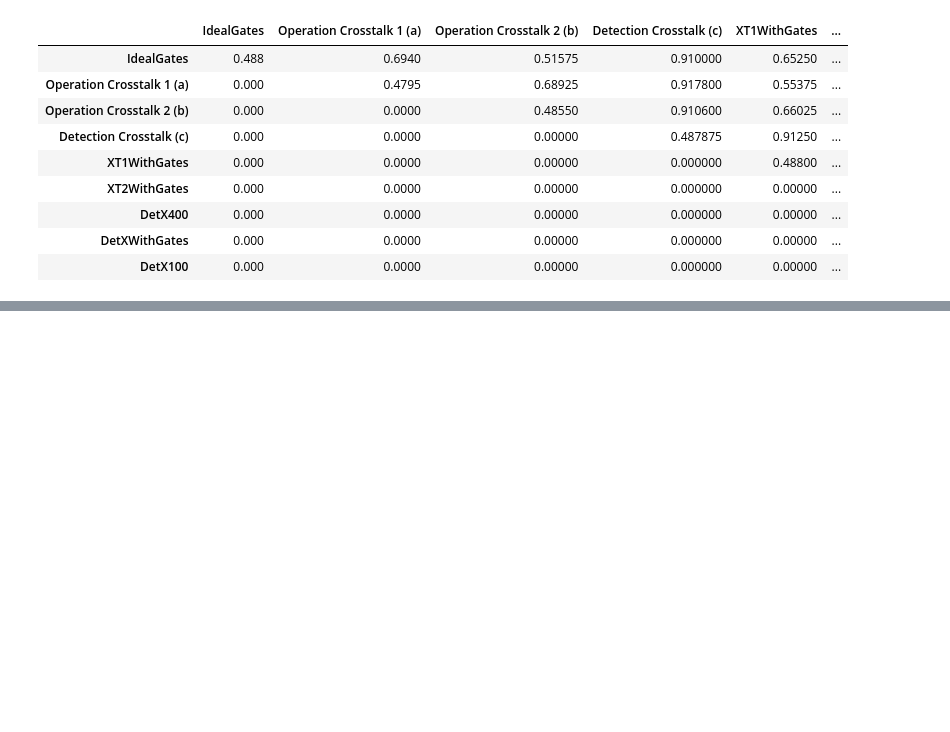
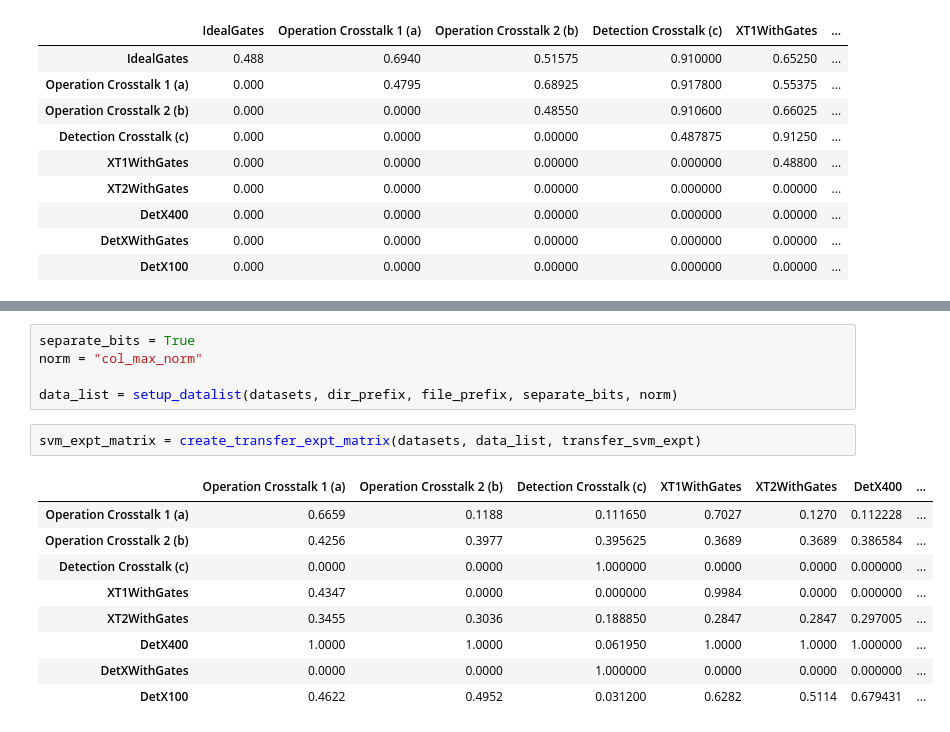
Before and after one commit to amitrege/notebooks, a Jupyter notebook: Quantum.ipynb, the cells around one changed output, grey strips where cells are left out. Cells and saved outputs as stored; diff of their text form; blank space fills up the shorter version.

```diff
--- a/Quantum.ipynb
+++ b/Quantum.ipynb
@@ -366,0 +441,17 @@ svm_expt_matrix = create_expt_matrix(datasets, data_list, svm_expt)
+# %%
+separate_bits = True
+norm = "col_max_norm"
+
+data_list = setup_datalist(datasets, dir_prefix, file_prefix, separate_bits, norm)
+# %%
+svm_expt_matrix = create_transfer_expt_matrix(datasets, data_list, transfer_svm_expt)
+# %% [output]
+|  | Operation Crosstalk 1 (a) | Operation Crosstalk 2 (b) | Detection Crosstalk (c) | XT1WithGates | XT2WithGates | DetX400 | ... |
+| Operation Crosstalk 1 (a) | 0.6659 | 0.1188 | 0.111650 | 0.7027 | 0.1270 | 0.112228 | ... |
+| Operation Crosstalk 2 (b) | 0.4256 | 0.3977 | 0.395625 | 0.3689 | 0.3689 | 0.386584 | ... |
+| Detection Crosstalk (c) | 0.0000 | 0.0000 | 1.000000 | 0.0000 | 0.0000 | 0.000000 | ... |
+| XT1WithGates | 0.4347 | 0.0000 | 0.000000 | 0.9984 | 0.0000 | 0.000000 | ... |
+| XT2WithGates | 0.3455 | 0.3036 | 0.188850 | 0.2847 | 0.2847 | 0.297005 | ... |
+| DetX400 | 1.0000 | 1.0000 | 0.061950 | 1.0000 | 1.0000 | 1.000000 | ... |
+| DetXWithGates | 0.0000 | 0.0000 | 1.000000 | 0.0000 | 0.0000 | 0.000000 | ... |
+| DetX100 | 0.4622 | 0.4952 | 0.031200 | 0.6282 | 0.5114 | 0.679431 | ... |
```
Also changed, not shown: parts of 9 cells of this notebook.
